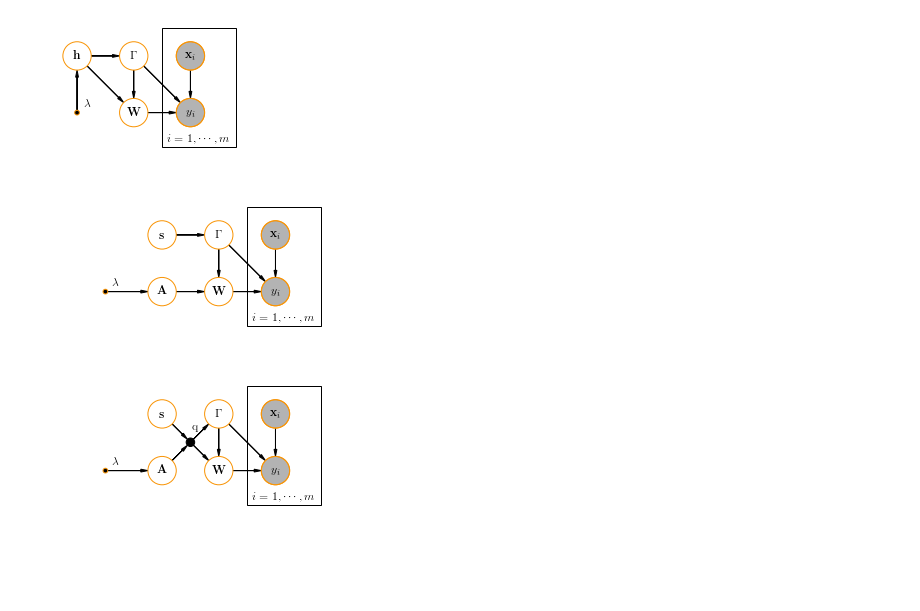
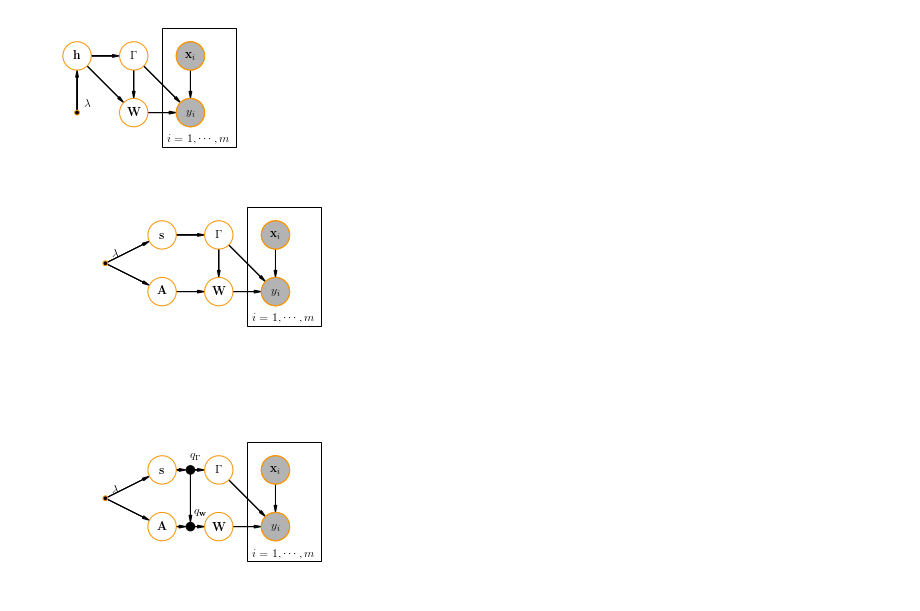
Before and after one commit to bahleg/tex_phd, a Jupyter notebook: doc/plots/notebooks/plate2.ipynb, the cells around one changed output. Cells and saved outputs as stored; diff of their text form; code cells hidden in the pictures; blank space fills up the shorter version.

```diff
--- a/doc/plots/notebooks/plate2.ipynb
+++ b/doc/plots/notebooks/plate2.ipynb
@@ -144,7 +144,7 @@ v_x = daft.Node("X", r"$\mathbf{x}_i$", 3, 2, plot_params=s_color, observed=True
 v_y = daft.Node("Y", r"${y}_i$", 3, 1, plot_params=s_color, observed=True)
 
 
-inv_gamma = daft.Node('lambda', r"$\lambda$",0,1, plot_params=s_color, fixed=True, offset=[10,0])
+inv_gamma = daft.Node('lambda', r"$\lambda$",0,1.5, plot_params=s_color, fixed=True, offset=[10,0])
 
 
 
@@ -170,12 +170,13 @@ pgm.add_edge("W", "Y")
 pgm.add_edge("X", "Y")
 pgm.add_edge("Gamma", "W")
 pgm.add_edge("lambda", "A")
+pgm.add_edge("lambda", "S")
 pgm.add_plate(daft.Plate([2.5, 0.5, 1.3, 2],    shift=-0.1, label=r"$i = 1, \cdots, m$",bbox={"color": "none"}))
 pgm.render()
 
 pgm.figure.savefig("./simple_plate.pdf")
 # %% [output]
-[figure, old version]
+[figure, new version]
 # %%
 from matplotlib import rc
 %matplotlib inline
@@ -184,14 +185,14 @@ import matplotlib.pylab as plt
 from matplotlib.patches import Rectangle
 rc("font", family="serif", size=12)
 rc("text", usetex=True)
-
+rc('figure', figsize=(10,8))
 
 
 # Colors.
 p_color = {"ec": "#46a546"}
 s_color = {"ec": "#f89406"}
 
-pgm = daft.PGM([5, 2.5], origin=[-1, 0])
+pgm = daft.PGM([5, 3.5], origin=[-1, 0])
 
 v_gamma = daft.Node("Gamma", r"${\Gamma}$", 2, 2, plot_params=s_color)
 v_w = daft.Node("W", r"${\mathbf{W}}$", 2, 1, plot_params=s_color)
@@ -207,44 +208,54 @@ v_q = daft.Node("q", r"q", 1, 1.2, plot_params={'ec':'#000000', 'fc':'#000000'},
 
 v_x = daft.Node("X", r"$\mathbf{x}_i$", 3, 2, plot_params=s_color, observed=True)
 v_y = daft.Node("Y", r"${y}_i$", 3, 1, plot_params=s_color, observed=True)
-q = daft.Node("q", r"q", 1.5, 1.5, plot_params={'ec':'#000000', 'fc':'#000000'},
+qw = daft.Node("qw", r"$q_\mathbf{w}$", 1.5, 1, plot_params={'ec':'#000000', 'fc':'#000000'},
+                offset=[10,15], scale=0.3, fixed=False)
+
+
+qg = daft.Node("qg", r"$q_{{\Gamma}}$", 1.5, 2, plot_params={'ec':'#000000', 'fc':'#000000'},
                 offset=[5,15], scale=0.3, fixed=False)
 
 
-inv_gamma = daft.Node('lambda', r"$\lambda$",0,1, plot_params=s_color, fixed=True, offset=[10,0])
-
+inv_gamma = daft.Node('lambda', r"$\lambda$",0,1.5, plot_params=s_color, fixed=True, offset=[10,0])
 
 
 
 
 pgm.add_node(v_gamma)
 pgm.add_node(v_w)
 pgm.add_node(v_a)
 pgm.add_node(v_s)
 pgm.add_node(v_y)
 pgm.add_node(v_x)
-pgm.add_node(q)
+pgm.add_node(qw)
+pgm.add_node(qg)
+
+
 pgm.add_node(inv_gamma)
 #pgm.add_node(v_theta)
 #pgm.add_node(v_q)
 pgm.add_edge("Gamma", "Y")
-pgm.add_edge("A", "q")
-pgm.add_edge("S", "q")
+pgm.add_edge("A", "qw")
+pgm.add_edge("S", "qg")
 
-pgm.add_edge("q", "Gamma")
-pgm.add_edge("q", "W")
+pgm.add_edge("qg", "Gamma")
+
+pgm.add_edge("qw", "W")
+pgm.add_edge("qg", "qw")
 
 #pgm.add_edge("H", "T")
 #pgm.add_edge("T", "q")
 #pgm.add_edge("q", "Gamma")
 #pgm.add_edge("q", "W")
 pgm.add_edge("W", "Y")
 pgm.add_edge("X", "Y")
-pgm.add_edge("Gamma", "W")
+#pgm.add_edge("Gamma", "W")
+
 pgm.add_edge("lambda", "A")
+pgm.add_edge("lambda", "S")
 pgm.add_plate(daft.Plate([2.5, 0.5, 1.3, 2],    shift=-0.1, label=r"$i = 1, \cdots, m$",bbox={"color": "none"}))
 pgm.render()
 
 pgm.figure.savefig("./plate.pdf")
 # %% [output]
-[figure, old version]
+[figure, new version]
```
Also changed, not shown: 5 other files.
